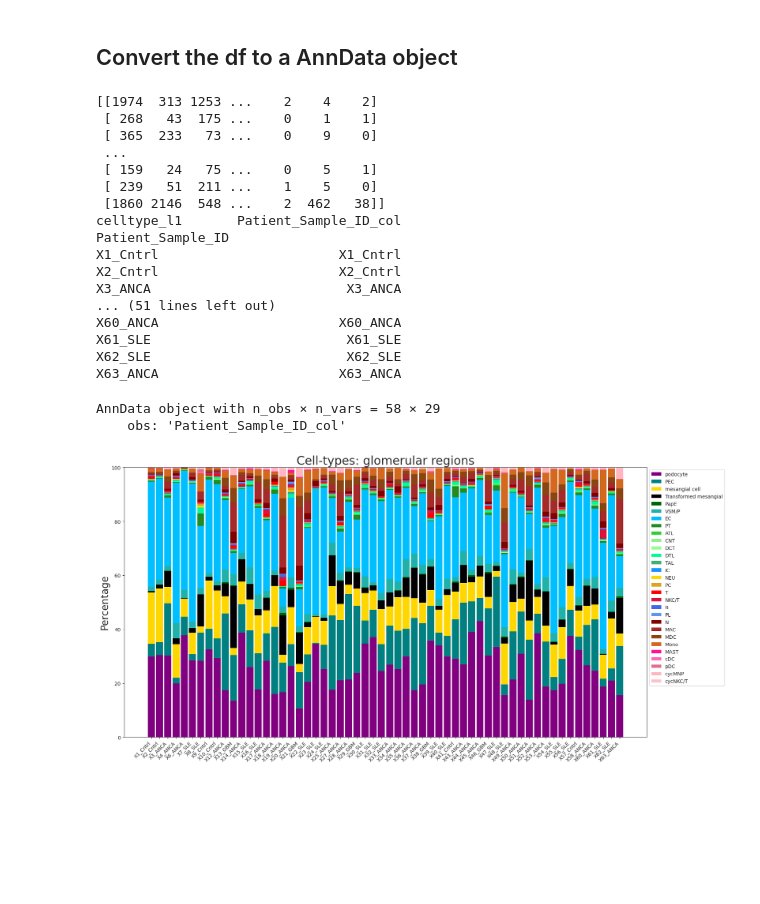
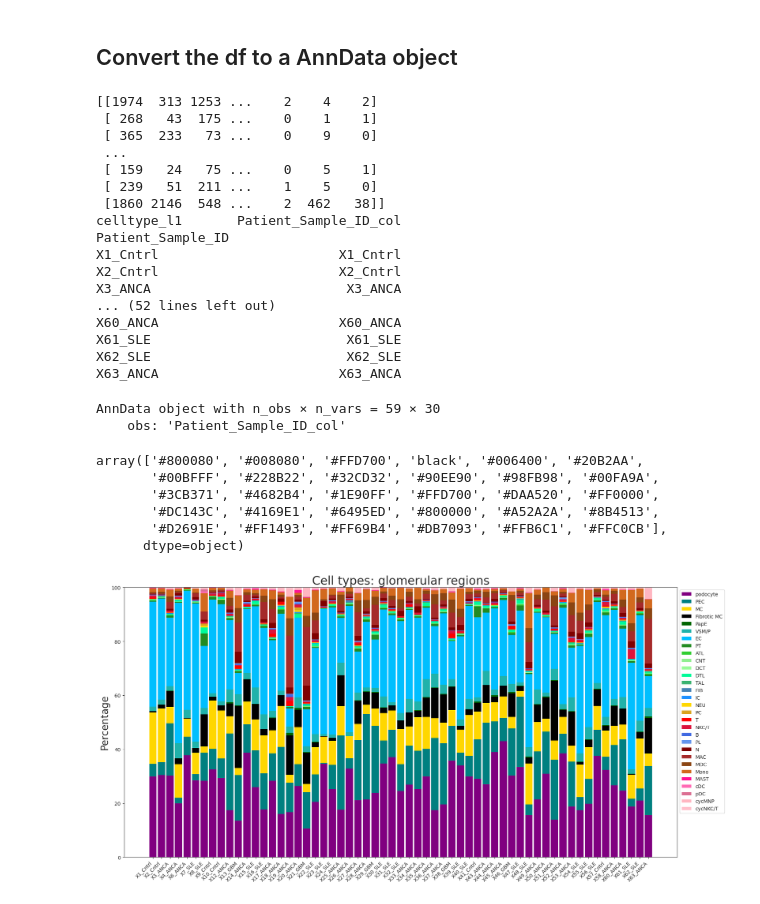
Before and after one commit to Zeba-Sultana/xenium-cgn, a Jupyter notebook: notebooks/12_CellTypeProportions_BoxPlots/s01_CellComposition_Gloms.ipynb, the cells around one changed output. Drawn from its saved outputs; the diff is of its cells as text; code cells hidden in the pictures; blank space fills up the shorter version.

Commit message:
Added scripts for extended data figs, samplewise barplot and cell type boxplots

```diff
--- a/notebooks/12_CellTypeProportions_BoxPlots/s01_CellComposition_Gloms.ipynb
+++ b/notebooks/12_CellTypeProportions_BoxPlots/s01_CellComposition_Gloms.ipynb
@@ -40,7 +44,8 @@ Shared by Robin on 31 Oct Slack with me:
 /data/projects/robin/segmentation/xenium_outs/adata_complete_reduced_withTransformedMC.h5ad
 This is also the object that I have used for the Cellchat Analysis
 # %%
-adata = sc.read_h5ad("/data/projects/robin/segmentation/xenium_outs/adata_complete_reduced_withTransformedMC.h5ad")
+#adata = sc.read_h5ad("/data/projects/robin/segmentation/xenium_outs/adata_complete_reduced_withTransformedMC.h5ad")
+adata = sc.read_h5ad('/data/projects/zeba/MY_PROJECTS/240130_Xenium_ANCA_SLE_GBM/xenium-cgn/notebooks_zs/02_PeriglomDefinition_Sample26updated/output_dataobjects/adata_complete_reduced_withTransformedMC_X26updated.h5ad')
 adata
 # %% [output]
 AnnData object with n_obs × n_vars = 3218210 × 480
@@ -50,6 +55,14 @@ AnnData object with n_obs × n_vars = 3218210 × 480
     obsm: 'X_pca', 'X_pca_harmony', 'X_umap', 'spatial'
     varm: 'PCs'
     layers: 'counts'
+# %%
+rename_dict = {
+    "Transformed mesangial": "Fibrotic MC",
+    "mesangial cell": "MC",
+}
+
+
+adata.obs["celltype_l1"] = adata.obs["celltype_l1"].replace(rename_dict)
 # %% [markdown]
 ### Subset Cell within gloms
 # %%
@@ -123,8 +158,7 @@ df_sampleXcelltypes["Patient_Sample_ID_col"]=df_sampleXcelltypes.index
 # %%
 data_Xen = dat.from_pandas(df_sampleXcelltypes, covariate_columns=["Patient_Sample_ID_col"])
 
-# Extract condition from mouse name and add it as an extra column to the covariates
-#data_mouse.obs["Condition"] = data_mouse.obs["Mouse"].str.replace(r"_[0-9]", "", regex=True)
+
 print(data_Xen.X)
 print(data_Xen.obs)
 data_Xen
@@ -141,47 +175,56 @@ Patient_Sample_ID
 X1_Cntrl                       X1_Cntrl
 X2_Cntrl                       X2_Cntrl
 X3_ANCA                         X3_ANCA
-... (51 lines left out)
+... (52 lines left out)
 X60_ANCA                       X60_ANCA
 X61_SLE                         X61_SLE
 X62_SLE                         X62_SLE
 X63_ANCA                       X63_ANCA
-AnnData object with n_obs × n_vars = 58 × 29
+AnnData object with n_obs × n_vars = 59 × 30
     obs: 'Patient_Sample_ID_col'
+# %%
+adata.uns["celltype_l1_colors"]
+# %% [output]
+array(['#800080', '#008080', '#FFD700', 'black', '#006400', '#20B2AA',
+       '#00BFFF', '#228B22', '#32CD32', '#90EE90', '#98FB98', '#00FA9A',
+       '#3CB371', '#4682B4', '#1E90FF', '#FFD700', '#DAA520', '#FF0000',
+       '#DC143C', '#4169E1', '#6495ED', '#800000', '#A52A2A', '#8B4513',
+       '#D2691E', '#FF1493', '#FF69B4', '#DB7093', '#FFB6C1', '#FFC0CB'],
+      dtype=object)
 # %%
 import matplotlib.pyplot as plt
 from matplotlib.colors import ListedColormap
 from sccoda.util import data_visualization as viz
 
 # Extract the colors from adata
 colors = adata.uns["celltype_l1_colors"]
 
 # Convert the list of colors to a Matplotlib colormap
 colormap = ListedColormap(colors)
 
 plt.rcParams['figure.figsize'] = [18, 9]
 viz.stacked_barplot(data=data_Xen, feature_name="Patient_Sample_ID_col", cmap=colormap)
 
 # Customize fonts and plot
 title_fontsize = 24
 label_fontsize = 20
 tick_fontsize = 10
 legend_fontsize = 18
 
-plt.title('Cell-types: glomerular regions', fontsize=title_fontsize)
+plt.title('Cell types: glomerular regions', fontsize=title_fontsize)
 #plt.xlabel("")  # Remove x-axis label
 plt.ylabel('Percentage', fontsize=label_fontsize)
 plt.xticks(rotation=45, fontsize=tick_fontsize, ha='right', va='top')
 plt.yticks(fontsize=tick_fontsize)
 #plt.legend(title='Condition', title_fontsize=legend_fontsize, fontsize=legend_fontsize, bbox_to_anchor=(1.05, 1), loc='upper left')
 
 # Show the plot
 plt.tight_layout()
 plt.savefig("./output/Barplot_CellType_Percentages_glom.png")
 plt.savefig("./output/Barplot_CellType_Percentages_glom.pdf")
 plt.show()
 # %% [output]
-[figure, old version]
+[figure, new version]
 # %%
 df_sampleXcelltypes["condition"]=df_sampleXcelltypes["Patient_Sample_ID_col"].str.split("_").str[1]
 
```
Also changed, not shown: parts of 15 cells of this notebook, 6 other files.
